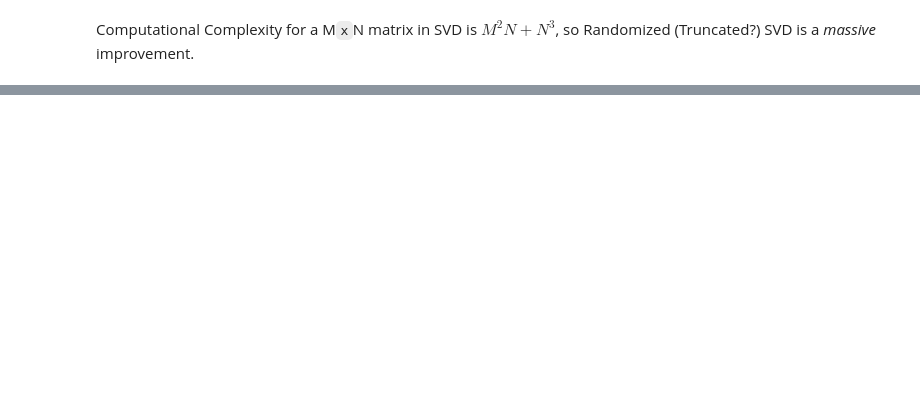
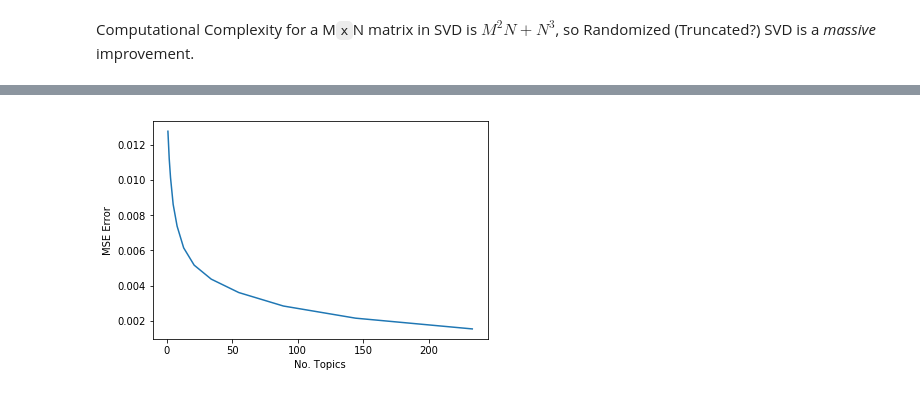
Before and after one commit to WNoxchi/deeplearningstudy, a Jupyter notebook: FACLA/L3-notes.ipynb, the cells around one changed output, grey strips where cells are left out. Saved outputs shown, nothing was run; the diff lists cells and outputs as text; code cells hidden in the pictures; blank space fills up the shorter version.

```diff
--- a/FACLA/L3-notes.ipynb
+++ b/FACLA/L3-notes.ipynb
@@ -163,0 +214,18 @@ Computational Complexity for a M`x`N matrix in SVD is $M^2N+N^3$, so Randomized
+# %%
+# Im putting way too much effort into this lol
+def fib(n):
+    if n <= 1:
+        return n
+    else:
+        f1 = 1
+        f2 = 0
+        for i in range(n):
+            t = f1 + f2
+            tmp = f2
+            f2 += f1
+            f1 = tmp
+        return t
+# %%
+for i,e in enumerate(num_topics):
+    print(f'Topics: {num_topics[i]:>3}    ',
+          f'Time: {num_topics[i]:>3}')
@@ -163,0 +244,21 @@ Computational Complexity for a M`x`N matrix in SVD is $M^2N+N^3$, so Randomized
+# %%
+## Setup
+import time
+
+B = vectors
+num_topics = [fib(i) for i in range(2,14)]
+TnE = []  # time & error
+
+
+## Loop:
+for n_topics in num_topics:
+    t0 = time.time()
+    U, S, Vt = randomized_svd(B, n_topics)
+    Σ = S * np.eye(S.shape[0])
+    A = U@Σ@Vt
+    TnE.append([time.time() - t0, MSE(A,B)])
+
+for i, tne in enumerate(TnE):
+    print(f'Topics: {num_topics[i]:>3}    '
+          f'Time: {np.round(tne[0],3):>3}    '
+          f'Error: {np.round(tne[1],12):>3}')
@@ -163,0 +278,8 @@ Computational Complexity for a M`x`N matrix in SVD is $M^2N+N^3$, so Randomized
+# %%
+# https://matplotlib.org/users/pyplot_tutorial.html
+plt.plot(num_topics, [tne[1] for tne in TnE])
+plt.xlabel('No. Topics')
+plt.ylabel('MSE Error')
+plt.show()
+# %% [output]
+[figure, added]
```
Also changed, not shown: parts of 9 cells of this notebook, 1 other file.
